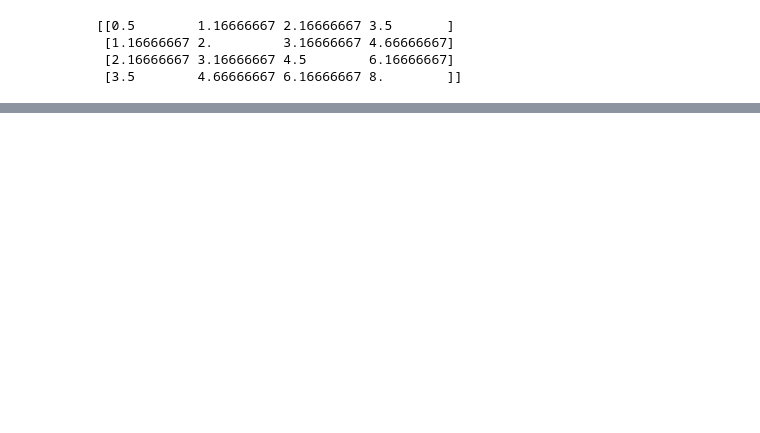
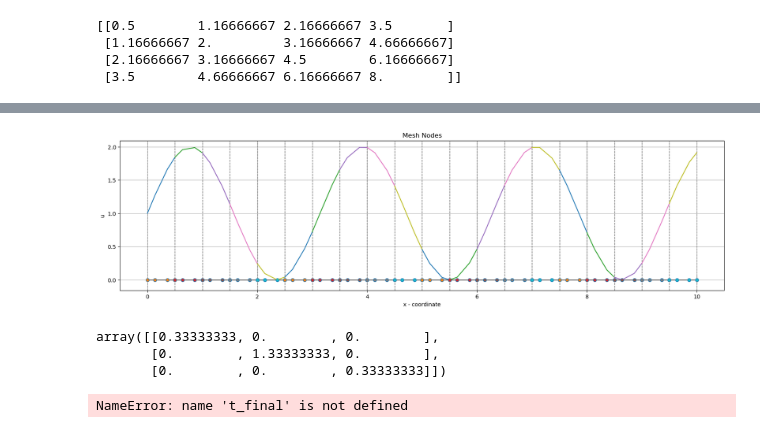
Before and after one commit to AbdulrahmanKT/Shafaq, a Jupyter notebook: Matricies/scrap.ipynb, the cells around one changed output, grey strips where cells are left out. Cells and saved outputs as stored; diff of their text form; code cells hidden in the pictures; blank space fills up the shorter version.

```diff
--- a/Matricies/scrap.ipynb
+++ b/Matricies/scrap.ipynb
@@ -671,0 +680,41 @@ m1.x().shape
+# %%
+n = 3
+D = sb.sbp_d(n)
+P = sb.sbp_p(n)
+Q = sb.sbp_q(n)
+xi, out = lgl(n)
+xi,out
+l = 0
+r = 10
+L = r - l
+nex = 20
+fig, ax = plt.subplots(figsize=(20,5))
+m1 = Mesh1D(l,r,nex, n, xi,out,D,P,Q)
+#m1.plot(ax=ax)
+def f(x):
+    return np.sin(2*x)+1
+m1.set_initial_condition(f)
+m1.rhs()
+m1.plot()
+for i, elem in enumerate(m1.elements):
+    ax.plot(elem.x, elem.u, label="Solution")
+    #ax.plot(elem.x, elem.irhs, "+-", label="Interior RHS")
+    ax.plot(elem.x, elem.sat_rhs, "*", label="SAT RHS")
+    #ax.plot(elem.x, elem.rhs, "o", label="Total RHS")
+    ax.grid(True)
+#ax.legend()
+# %% [output]
+[figure, added]
+# %%
+sb.sbp_p(2)
+# %% [output]
+array([[0.33333333, 0.        , 0.        ],
+       [0.        , 1.33333333, 0.        ],
+       [0.        , 0.        , 0.33333333]])
+# %%
+t = 0.0
+while t < t_final:
+    rk4_step(mesh, dt)
+    t += dt
+# %% [output]
+NameError: name 't_final' is not defined
```
Also changed, not shown: parts of 11 cells of this notebook, 11 other files.
